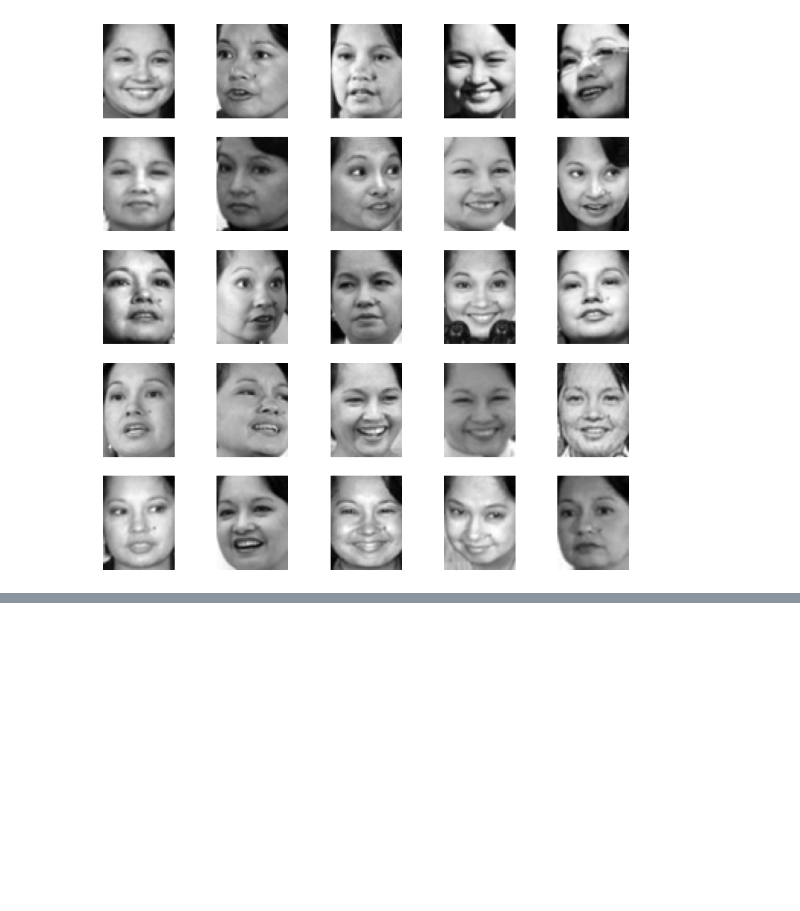
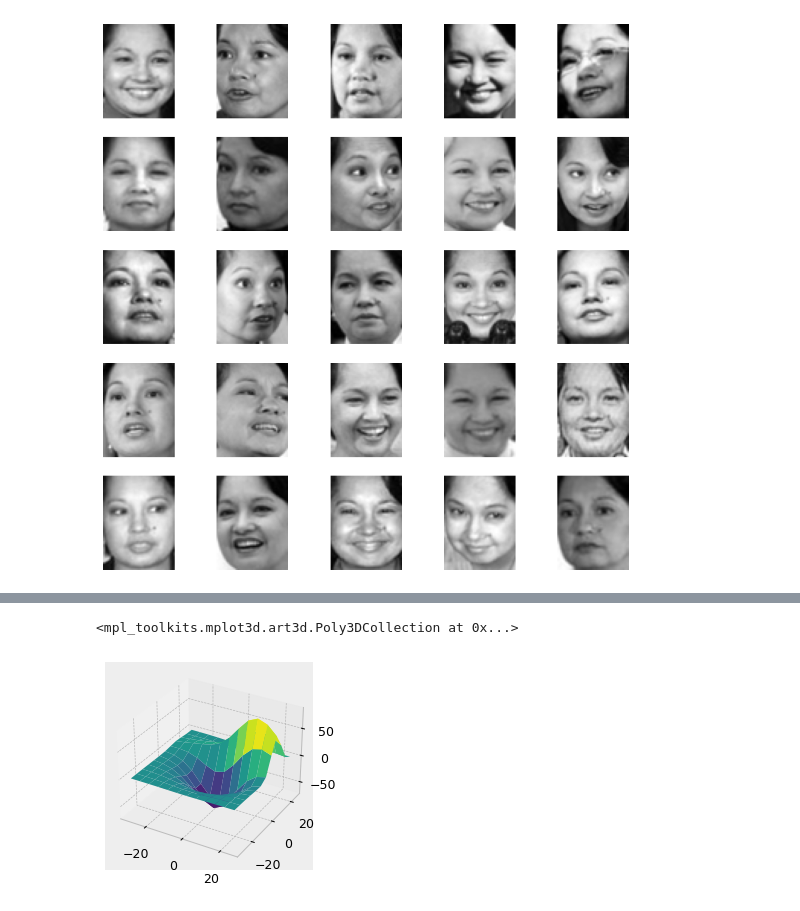
Before and after one commit to pcmoraesmenezes/Data-Science-and-Machine-Learning-Course, a Jupyter notebook: Introduction/data_visualization/matplotlib_int.ipynb, the cells around one changed output, grey strips where cells are left out. Saved outputs shown, nothing was run; the diff lists cells and outputs as text; code cells hidden in the pictures; blank space fills up the shorter version.

```diff
--- a/Introduction/data_visualization/matplotlib_int.ipynb
+++ b/Introduction/data_visualization/matplotlib_int.ipynb
@@ -702,0 +760,10 @@ for i in range(5):
+# %%
+X, Y, Z = axes3d.get_test_data(0.5) # get_test_data is used to get data for 3D plots and the argument is the number of times the data is repeated
+# %%
+fig = plt.figure(figsize=(4,3), dpi=90)
+ax = plt.axes(projection='3d')
+
+ax.plot_surface(X, Y, Z, cmap='viridis', edgecolor='none') # plot_surface is used to create a surface plot, cmap is the color map, edgecolor is the color of the edges of the plot
+# %% [output]
+<mpl_toolkits.mplot3d.art3d.Poly3DCollection at 0x...>
+[figure, added]
```
Also changed, not shown: parts of 9 cells of this notebook, 1 other file.
